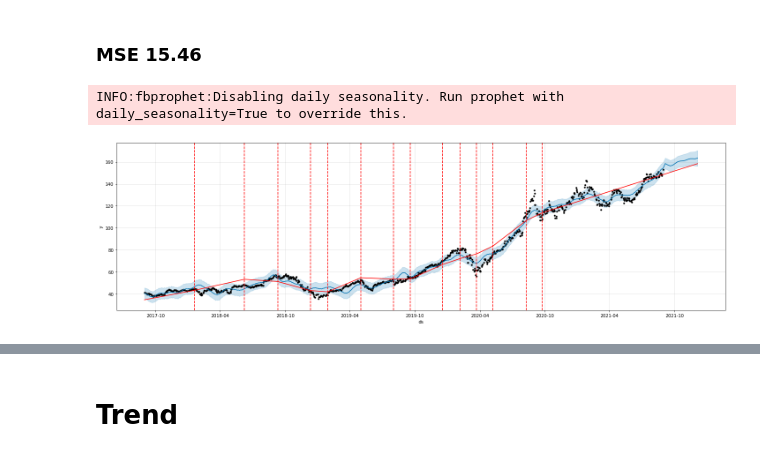
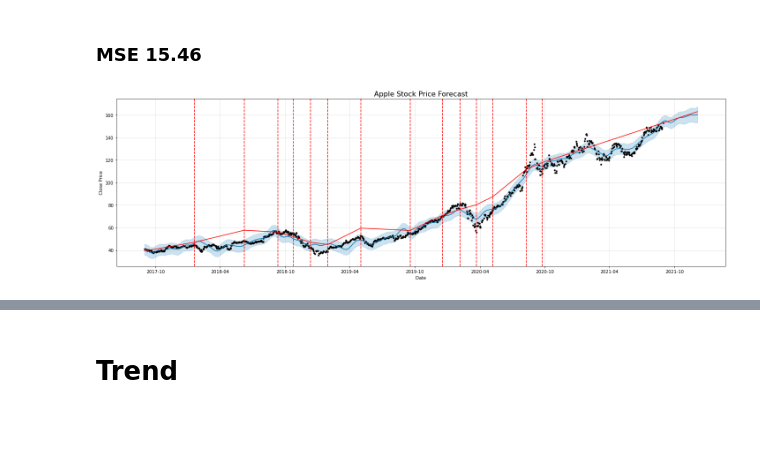
Before and after one commit to JxxHxxx/Ubion---MiniProject---TimeSeriesPrediction, a Jupyter notebook: TimeSeriesPredictionAAPL.ipynb, the cells around one changed output, grey strips where cells are left out. Drawn from its saved outputs; the diff is of its cells as text; code cells hidden in the pictures; blank space fills up the shorter version.

```diff
--- a/TimeSeriesPredictionAAPL.ipynb
+++ b/TimeSeriesPredictionAAPL.ipynb
@@ -78,13 +88,18 @@ df_AAPL
 # %% [markdown]
 ### MSE 15.46
 # %%
-model = Prophet()
+fig = model.plot(forecast, figsize=(20,6))
+ax = fig.add_subplot(111)
+ax.set_title('Apple Stock Price Forecast', fontsize=16)
+ax.set_xlabel("Date")
+ax.set_ylabel("Close Price")
+
+model = Prophet(daily_seasonality = True)
 model.fit(df_AAPL)
 future = model.make_future_dataframe(periods=1 * 14, freq='W') # freq = 'D' 일때는 weekly-seasonality 를 제거
 forecast = model.predict(future)
-fig = model.plot(forecast, figsize=(20,6))
 add_changepoints_to_plot(fig.gca(), model, forecast)
+
 plt.show()
 # %% [output]
-INFO:fbprophet:Disabling daily seasonality. Run prophet with daily_seasonality=True to override this.
-[figure, old version]
+[figure, new version]
```
Also changed, not shown: parts of 16 cells of this notebook.
